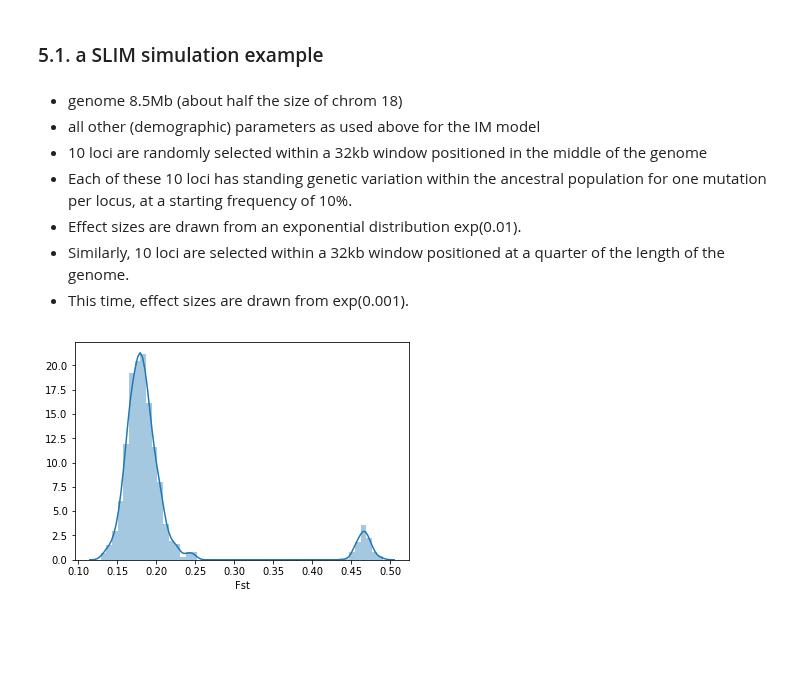
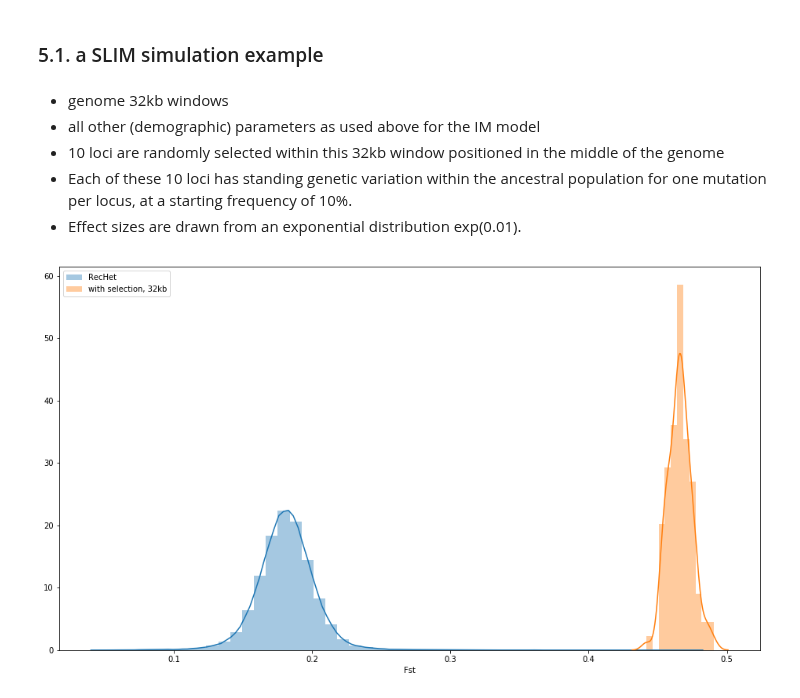
Before and after one commit to DRL/SMBE-SGE-2019, a Jupyter notebook: Session_2/notebooks/session2.2_recombination_rate_heterogeneity.ipynb, the cells around one changed output. Saved outputs shown, nothing was run; the diff lists cells and outputs as text; code cells hidden in the pictures; blank space fills up the shorter version.

```diff
--- a/Session_2/notebooks/session2.2_recombination_rate_heterogeneity.ipynb
+++ b/Session_2/notebooks/session2.2_recombination_rate_heterogeneity.ipynb
@@ -242,10 +242,8 @@ Once you have written a forward-in-time simulation script, this is the workflow
 # %% [markdown]
 ### 5.1. a SLIM simulation example
 # %% [markdown]
-* genome 8.5Mb (about half the size of chrom 18)
+* genome 32kb windows
 * all other (demographic) parameters as used above for the IM model
-* 10 loci are randomly selected within a 32kb window positioned in the middle of the genome
+* 10 loci are randomly selected within this 32kb window positioned in the middle of the genome
 * Each of these 10 loci has standing genetic variation within the ancestral population for one mutation per locus, at a starting frequency of 10%.
 * Effect sizes are drawn from an exponential distribution exp(0.01).
-* Similarly, 10 loci are selected within a 32kb window positioned at a quarter of the length of the genome.
-* This time, effect sizes are drawn from exp(0.001).
@@ -257,6 +249,0 @@ sel_df = pd.concat([one_RecHet_replicate, selection])
-# %%
-#if we want the plot not to be bimodal, we will have to run a bunch of replicates with selection
-# coeffients in between zero and the value I usede (exp(0.01), 100 loci)
-sns.distplot(sel_df['Fst']);
-# %% [output]
-[figure, removed]
@@ -262,0 +252,7 @@ sns.distplot(sel_df['Fst']);
+# %%
+fig, ax = plt.subplots(figsize=(16,9))
+sns.distplot(dRecHet['Fst'], label='RecHet', norm_hist=True)
+sns.distplot(selection['Fst'], label='with selection, 32kb', norm_hist=True)
+plt.legend();
+# %% [output]
+[figure, added]
```
Also changed, not shown: parts of 2 cells of this notebook.
